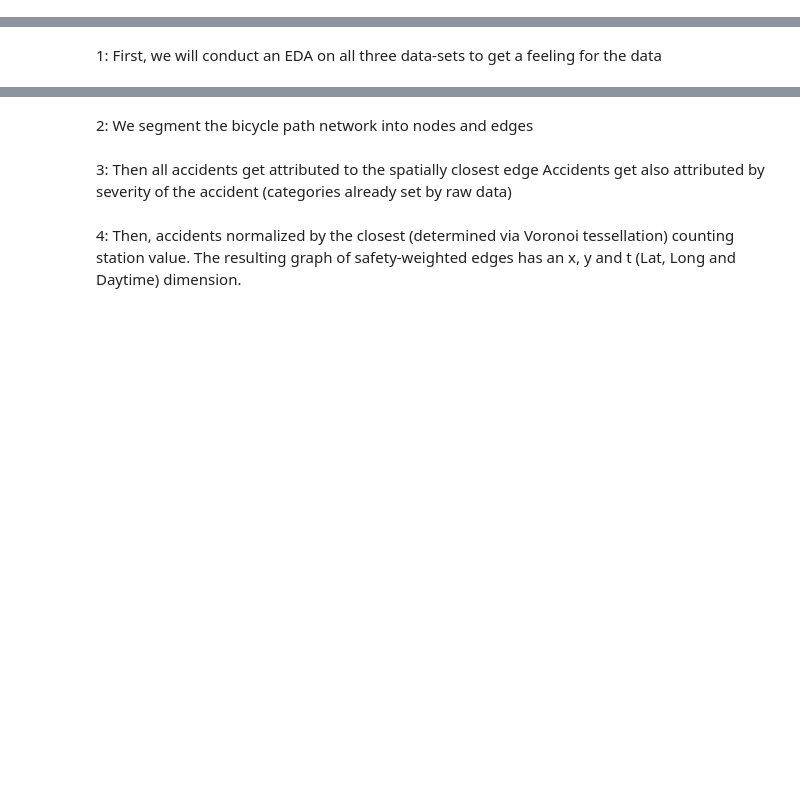
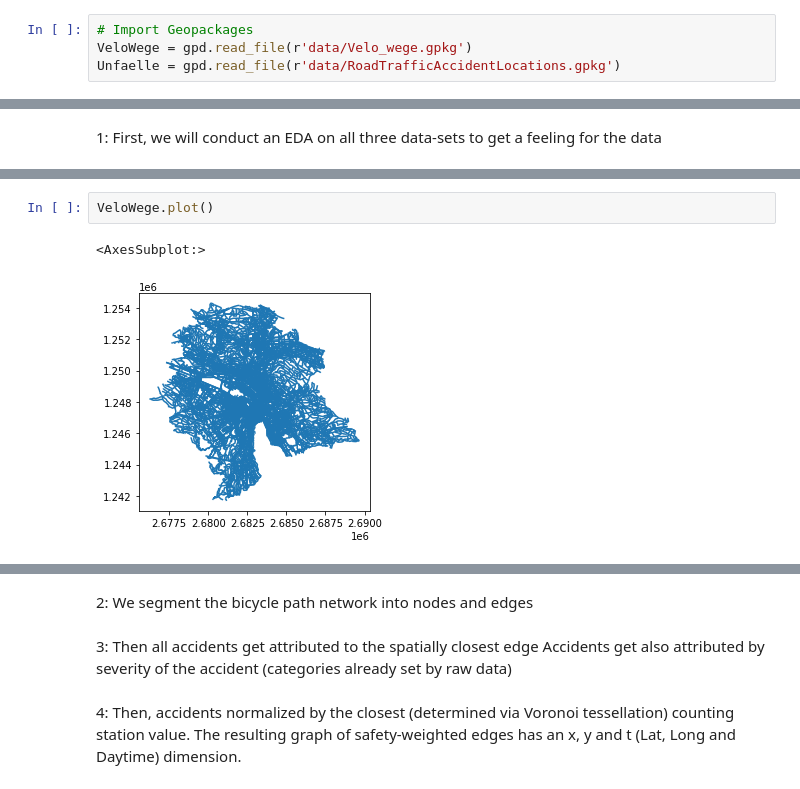
Before and after one commit to thereallinusrg/Velo-Zueri-Unfaelle, a Jupyter notebook: linus-notebook.ipynb, the cells around one changed output, grey strips where cells are left out. Saved outputs shown, nothing was run; the diff lists cells and outputs as text; blank space fills up the shorter version.

```diff
--- a/linus-notebook.ipynb
+++ b/linus-notebook.ipynb
@@ -3,2 +5,6 @@ import pandas as pd
 # %% [markdown]
 # Import
+# %%
+# Import Geopackages
+VeloWege = gpd.read_file(r'data/Velo_wege.gpkg')
+Unfaelle = gpd.read_file(r'data/RoadTrafficAccidentLocations.gpkg')
@@ -6,0 +27,5 @@ import pandas as pd
+# %%
+VeloWege.plot()
+# %% [output]
+<AxesSubplot:>
+[figure, added]
```
Also changed, not shown: parts of 7 cells of this notebook, 6 other files.
